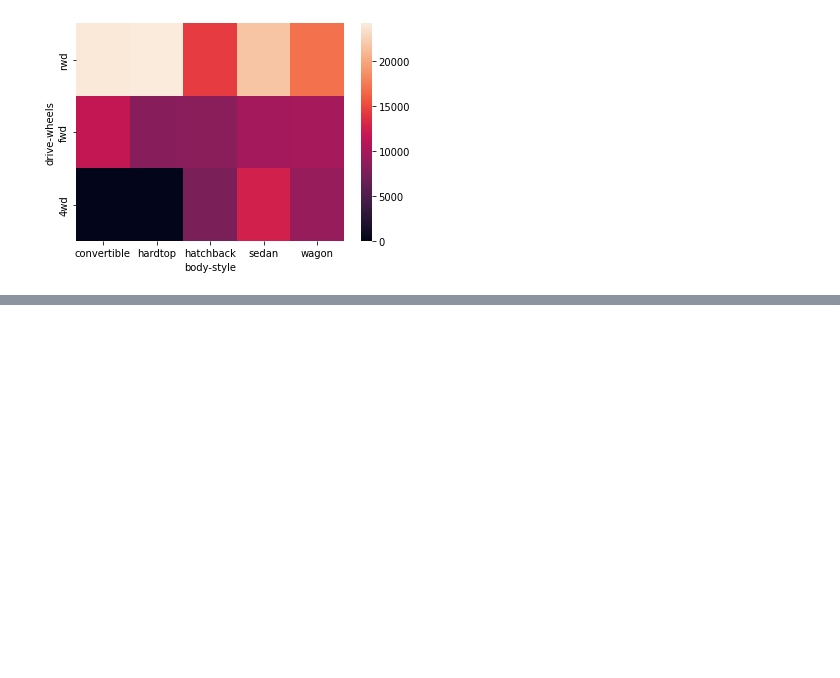
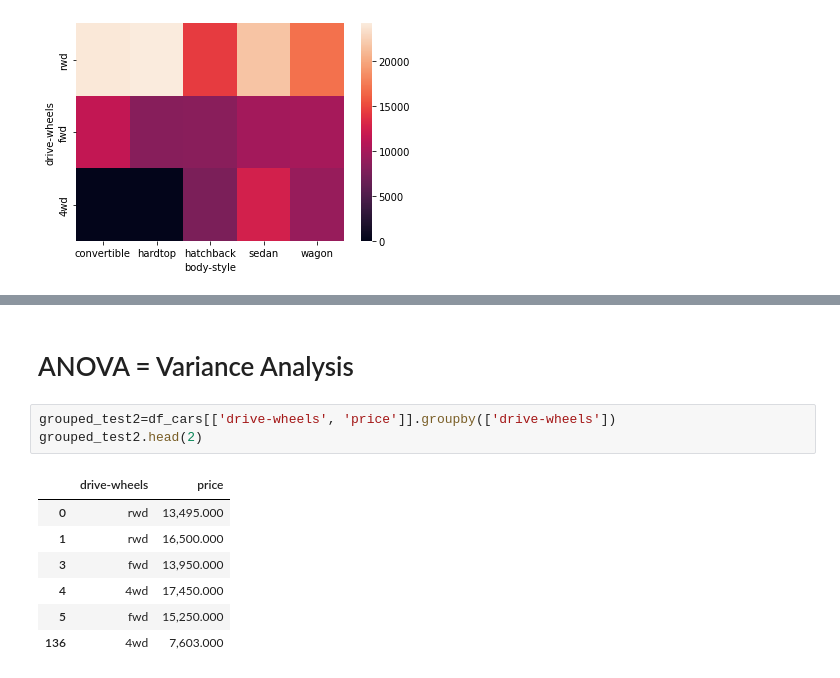
Before and after one commit to FernandoCallasaca/car_price_prediction_python_ml, a Jupyter notebook: 2. variables to predict.ipynb, the cells around one changed output, grey strips where cells are left out. Saved outputs shown, nothing was run; the diff lists cells and outputs as text; blank space fills up the shorter version.

```diff
--- a/2. variables to predict.ipynb
+++ b/2. variables to predict.ipynb
@@ -218,0 +256,13 @@ sns.heatmap(df_group_pivot)
+# %% [markdown]
+# ANOVA = Variance Analysis
+# %%
+grouped_test2=df_cars[['drive-wheels', 'price']].groupby(['drive-wheels'])
+grouped_test2.head(2)
+# %% [output]
+|  | drive-wheels | price |
+| 0 | rwd | 13,495.000 |
+| 1 | rwd | 16,500.000 |
+| 3 | fwd | 13,950.000 |
+| 4 | 4wd | 17,450.000 |
+| 5 | fwd | 15,250.000 |
+| 136 | 4wd | 7,603.000 |
```
Also changed, not shown: parts of 33 cells of this notebook.
